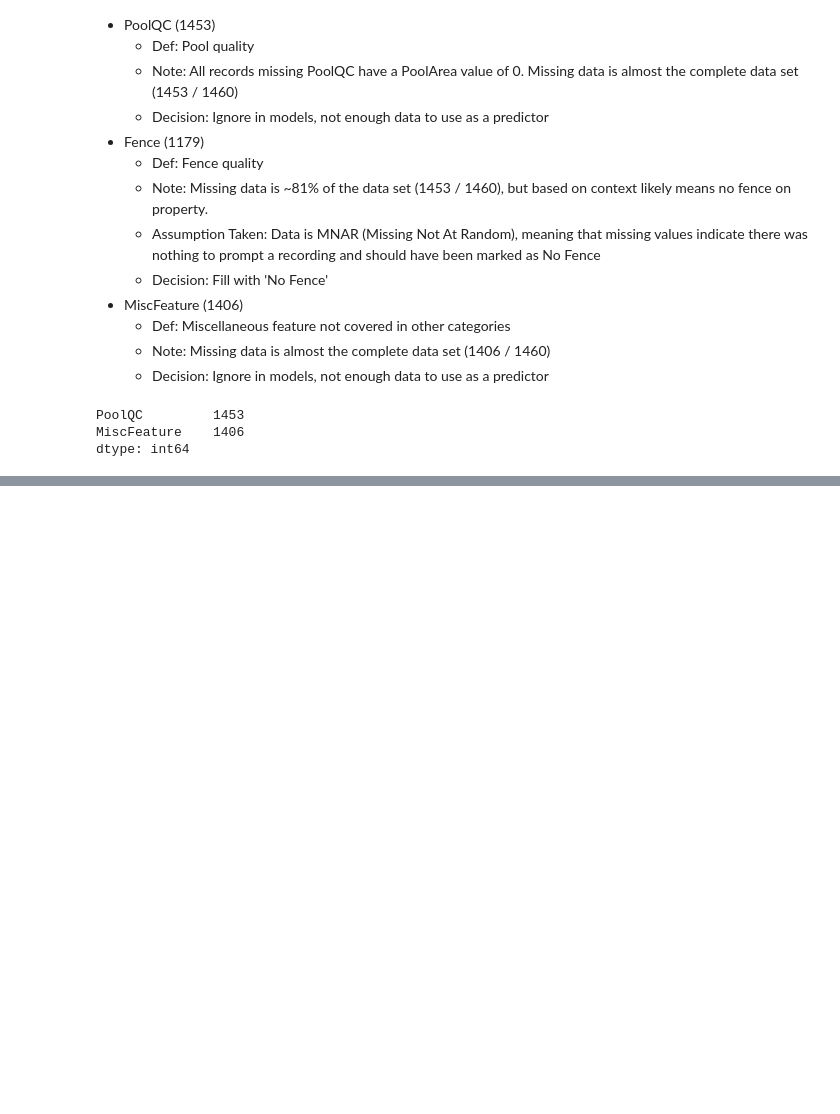
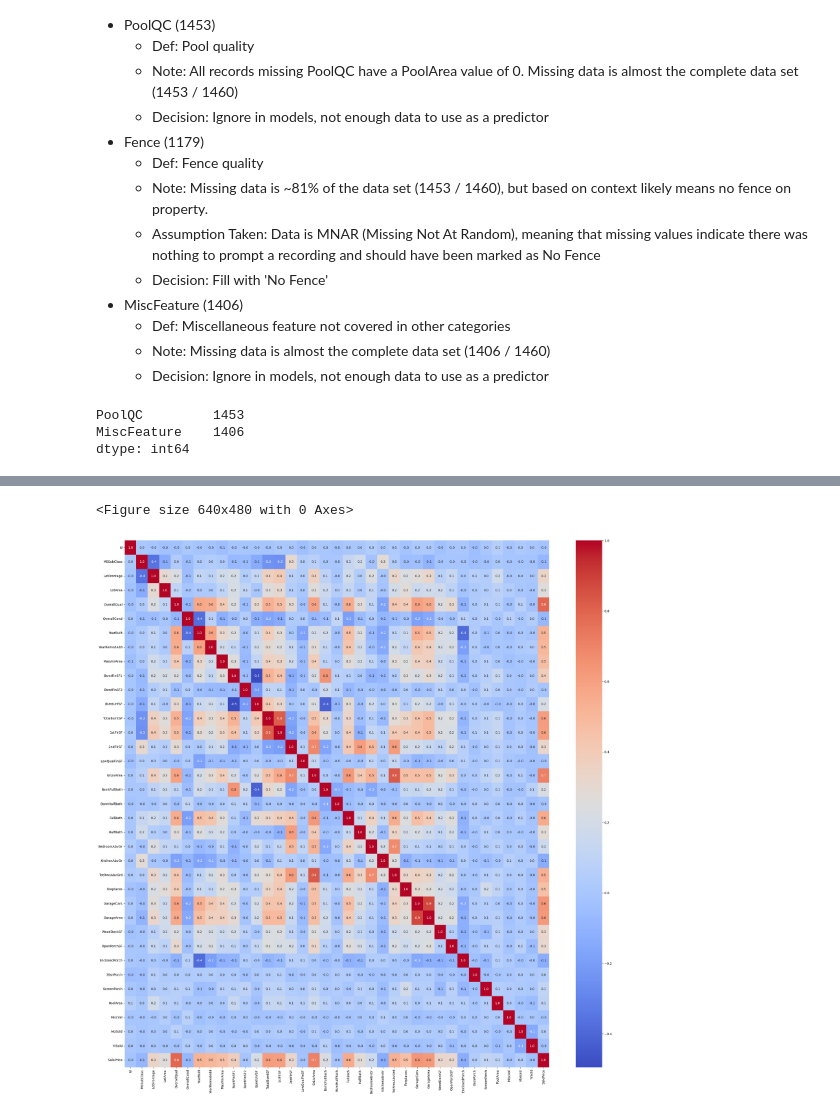
Before and after one commit to JonathonBriggs/AnalyticsProjects, a Jupyter notebook: Kaggle/housing-prices-competition.ipynb, the cells around one changed output, grey strips where cells are left out. Drawn from its saved outputs; the diff is of its cells as text; code cells hidden in the pictures; blank space fills up the shorter version.

Commit message:
Kaggle Notebook | Housing Prices Competition | Version 5

```diff
--- a/Kaggle/housing-prices-competition.ipynb
+++ b/Kaggle/housing-prices-competition.ipynb
@@ -372,3 +401,12 @@ plt.show()
+# %%
+#Create Correlation Map for numeric data points vs. SalePrice
+plt.clf()
+fig, axes = plt.subplots(figsize=(30, 30))
+sns.heatmap(train_numeric.corr(), annot=True, fmt='.1f', cmap='coolwarm')  # Heatmap of correlations
+plt.show()
+# %% [output]
+<Figure size 640x480 with 0 Axes>
+[figure, added]
 # %%
 #Combine train and test data sets
 
```
Also changed, not shown: parts of 7 cells of this notebook.
